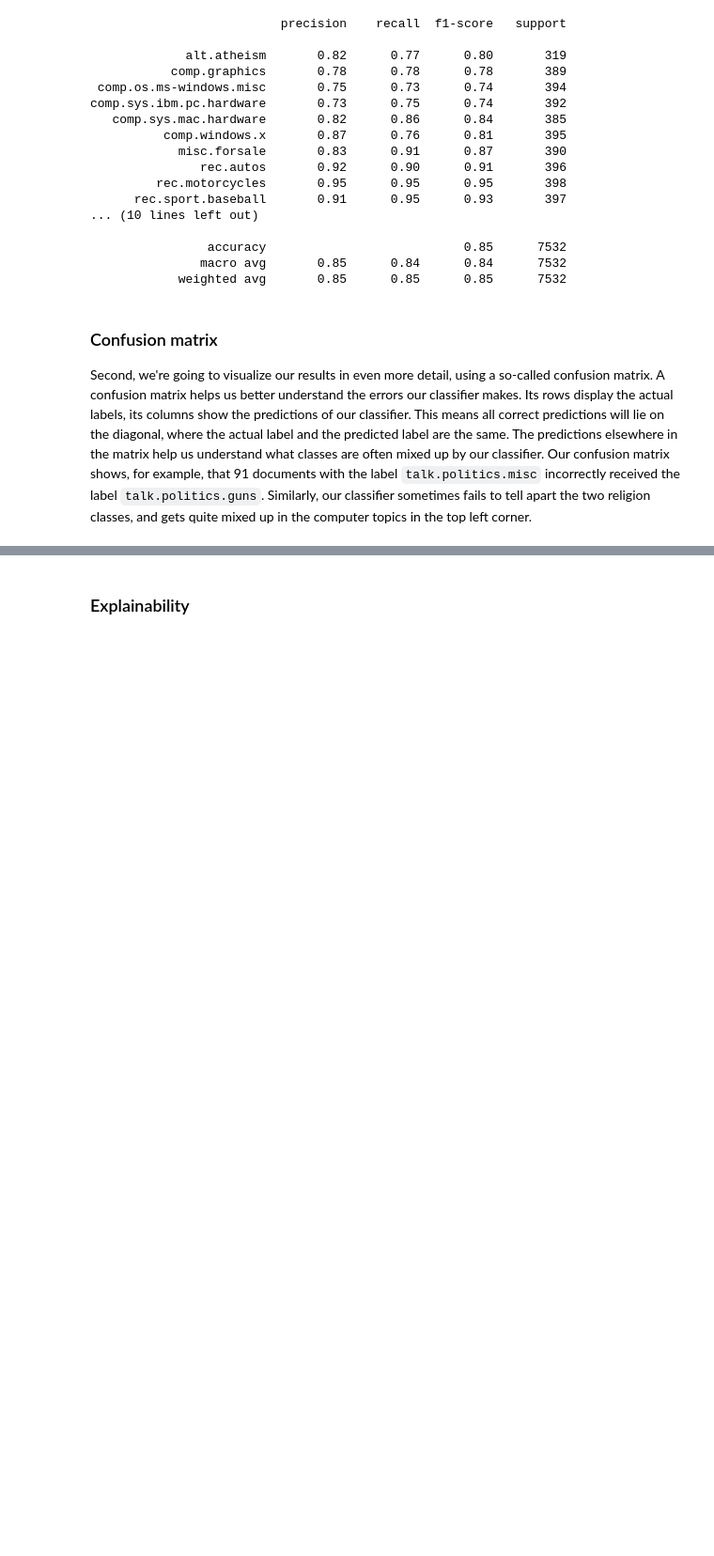
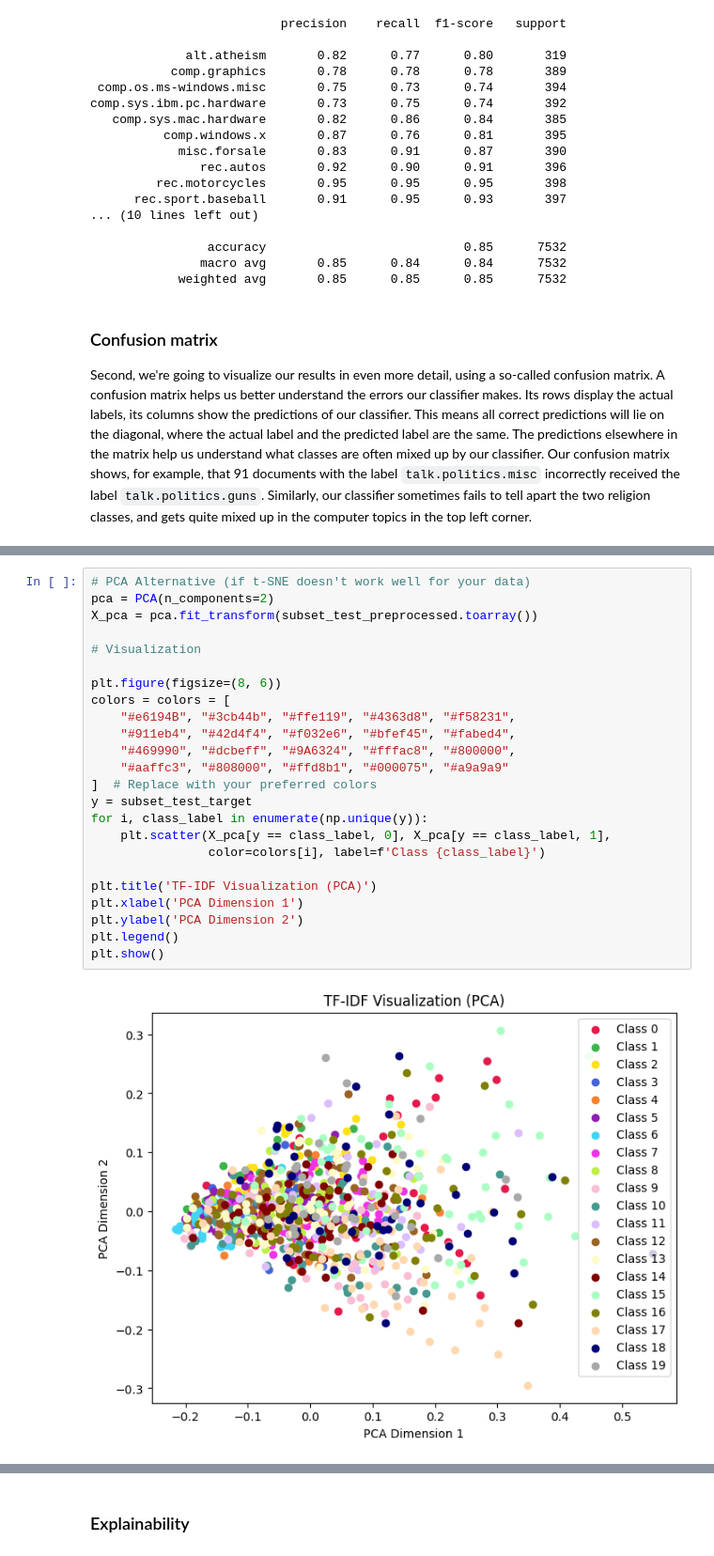
Before and after one commit to zcasanova/datascience, a Jupyter notebook: Traditional text classification with Scikit-learn.ipynb, the cells around one changed output, grey strips where cells are left out. Shown at 94% size. Saved outputs shown, nothing was run; the diff lists cells and outputs as text; blank space fills up the shorter version.

```diff
--- a/Traditional text classification with Scikit-learn.ipynb
+++ b/Traditional text classification with Scikit-learn.ipynb
@@ -239,0 +263,26 @@ plt.xticks(rotation=90)
+# %%
+# PCA Alternative (if t-SNE doesn't work well for your data)
+pca = PCA(n_components=2)
+X_pca = pca.fit_transform(subset_test_preprocessed.toarray())
+
+# Visualization
+
+plt.figure(figsize=(8, 6))
+colors = colors = [
+    "#e6194B", "#3cb44b", "#ffe119", "#4363d8", "#f58231",
+    "#911eb4", "#42d4f4", "#f032e6", "#bfef45", "#fabed4",
+    "#469990", "#dcbeff", "#9A6324", "#fffac8", "#800000",
+    "#aaffc3", "#808000", "#ffd8b1", "#000075", "#a9a9a9"
+]  # Replace with your preferred colors
+y = subset_test_target
+for i, class_label in enumerate(np.unique(y)):
+    plt.scatter(X_pca[y == class_label, 0], X_pca[y == class_label, 1],
+                color=colors[i], label=f'Class {class_label}')
+
+plt.title('TF-IDF Visualization (PCA)')
+plt.xlabel('PCA Dimension 1')
+plt.ylabel('PCA Dimension 2')
+plt.legend()
+plt.show()
+# %% [output]
+[figure, added]
```
Also changed, not shown: parts of 21 cells of this notebook.
